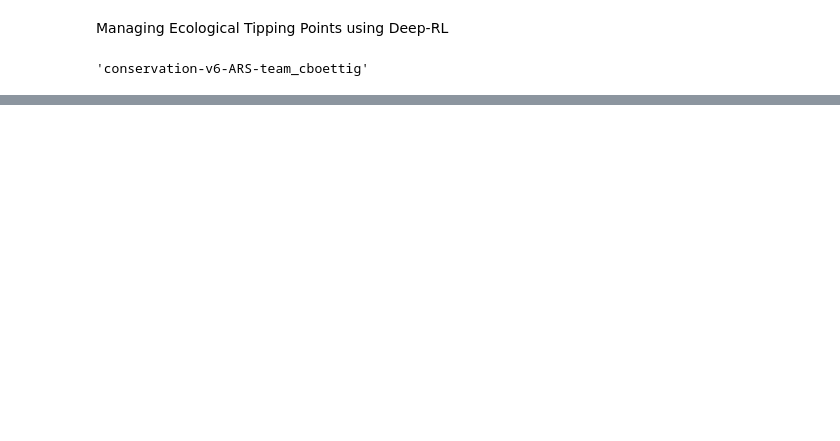
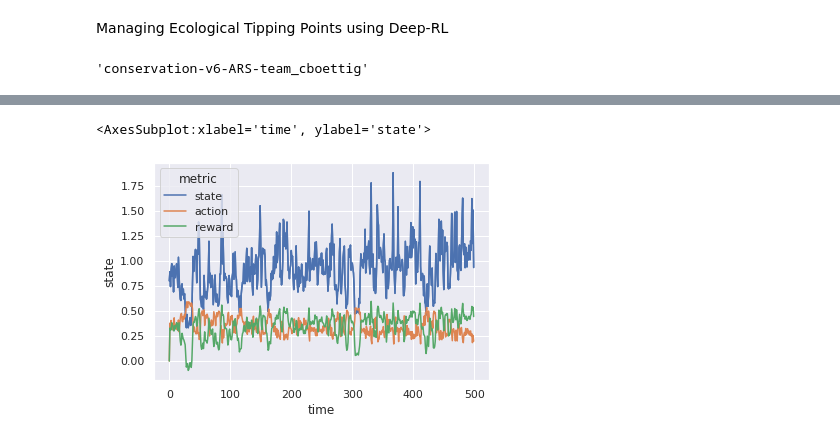
Before and after one commit to cboettig/rl-tipping-points, a Jupyter notebook: ARS-conservation-v6.ipynb, the cells around one changed output, grey strips where cells are left out. Saved outputs shown, nothing was run; the diff lists cells and outputs as text; code cells hidden in the pictures; blank space fills up the shorter version.

Commit message:
seaborn plots actually show up on github

```diff
--- a/ARS-conservation-v6.ipynb
+++ b/ARS-conservation-v6.ipynb
@@ -43,12 +57,10 @@ sims
 # %%
-import plotly.express as px
-import plotly.graph_objects as go
+import seaborn as sns
+sns.set_theme(style="darkgrid")
 
 rep0 = sims.query("rep==0")
-#fig = px.line(rep0, x="time", y="state", title='rep 0')
+sns.lineplot(x="time", y="state",data=rep0)
 
 df = rep0.melt(id_vars=['time','rep'],var_name='metric', value_name='values')
-fig = px.line(df, x="time", y="values", color="metric", title='rep 0')
-
-fig.show()
+sns.lineplot( x="time", y="values", hue="metric", data = df)
 # %% [output]
@@ -56,2 +67,4 @@ fig.show()
+<AxesSubplot:xlabel='time', ylabel='state'>
+[figure, added]
 # %%
 df = policy.query("rep < 5")
```
Also changed, not shown: parts of 4 cells of this notebook.
